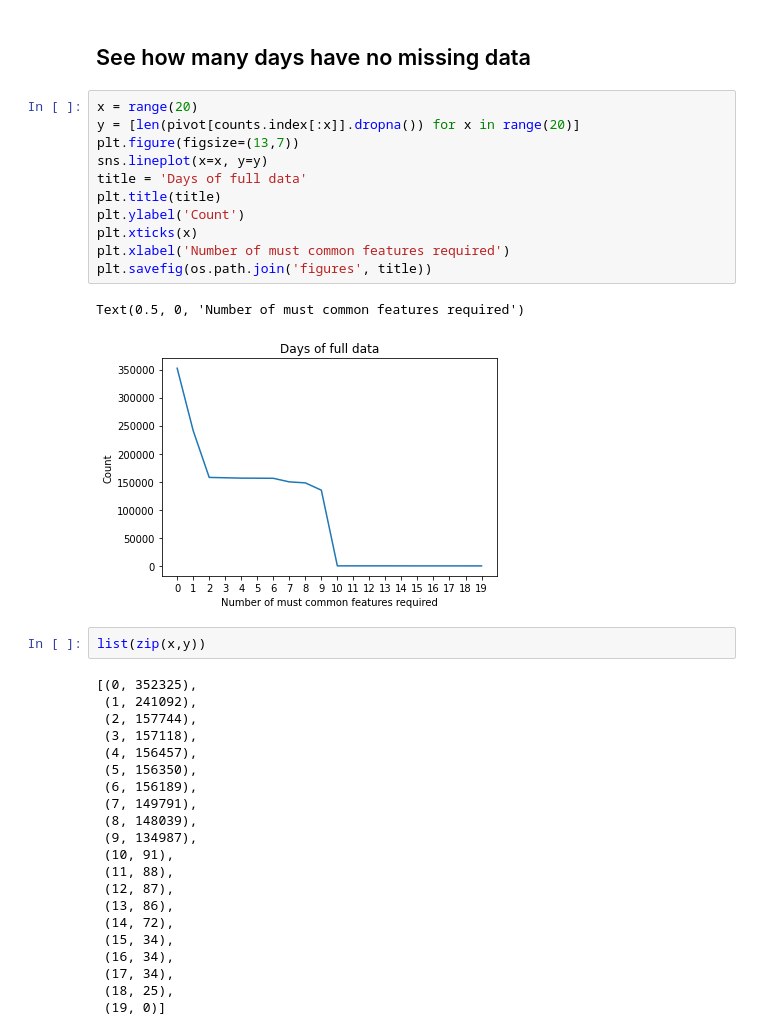
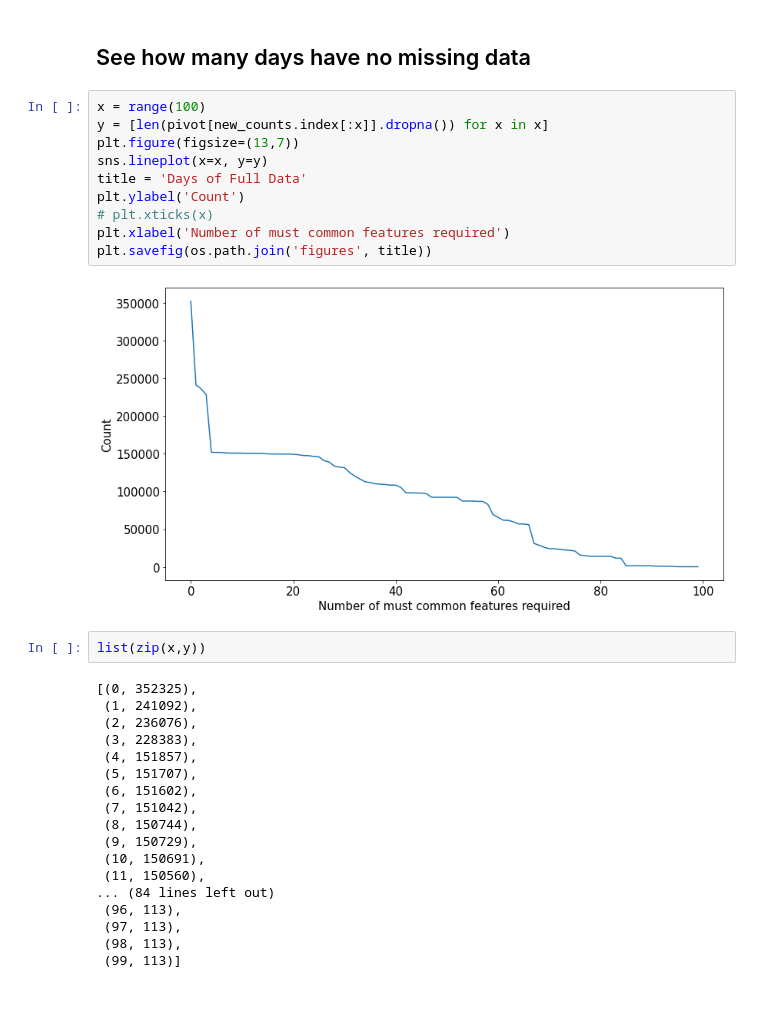
Before and after one commit to Gareth001/thesis, a Jupyter notebook: notebooks/MIMIC features.ipynb, the cells around one changed output. Drawn from its saved outputs; the diff is of its cells as text; blank space fills up the shorter version.

```diff
--- a/notebooks/MIMIC features.ipynb
+++ b/notebooks/MIMIC features.ipynb
@@ -154,39 +153,34 @@ with pandas_table:
 # %% [markdown]
 ## See how many days have no missing data
 # %%
-x = range(20)
-y = [len(pivot[counts.index[:x]].dropna()) for x in range(20)]
+x = range(100)
+y = [len(pivot[new_counts.index[:x]].dropna()) for x in x]
 plt.figure(figsize=(13,7))
 sns.lineplot(x=x, y=y)
-title = 'Days of full data'
-plt.title(title)
+title = 'Days of Full Data'
 plt.ylabel('Count')
-plt.xticks(x)
+# plt.xticks(x)
 plt.xlabel('Number of must common features required')
 plt.savefig(os.path.join('figures', title))
 # %% [output]
-Text(0.5, 0, 'Number of must common features required')
-[figure, old version]
+[figure, new version]
 # %%
 list(zip(x,y))
 # %% [output]
 [(0, 352325),
  (1, 241092),
- (2, 157744),
- (3, 157118),
- (4, 156457),
- (5, 156350),
- (6, 156189),
- (7, 149791),
- (8, 148039),
- (9, 134987),
- (10, 91),
- (11, 88),
- (12, 87),
- (13, 86),
- (14, 72),
- (15, 34),
- (16, 34),
- (17, 34),
- (18, 25),
- (19, 0)]
+ (2, 236076),
+ (3, 228383),
+ (4, 151857),
+ (5, 151707),
+ (6, 151602),
+ (7, 151042),
+ (8, 150744),
+ (9, 150729),
+ (10, 150691),
+ (11, 150560),
+... (84 lines left out)
+ (96, 113),
+ (97, 113),
+ (98, 113),
+ (99, 113)]
```
Also changed, not shown: parts of 7 cells of this notebook.
